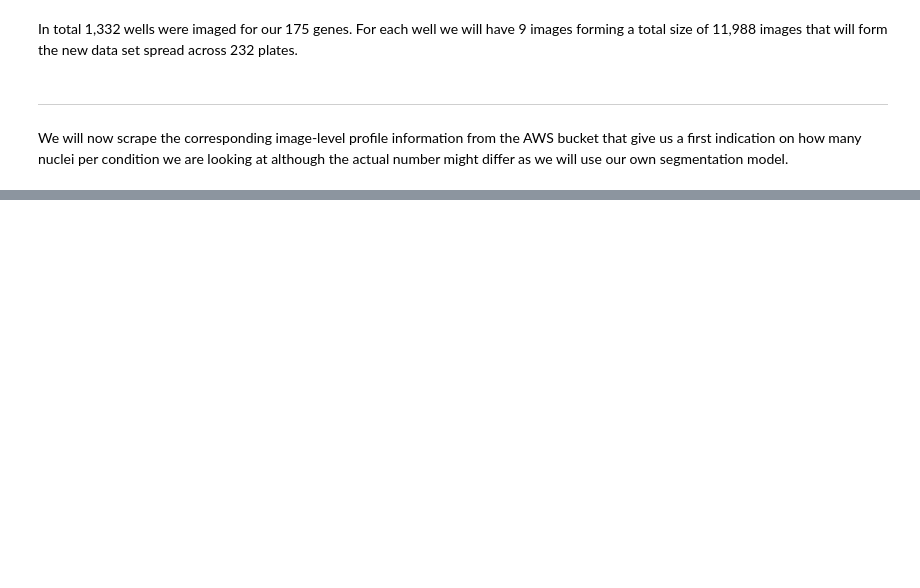
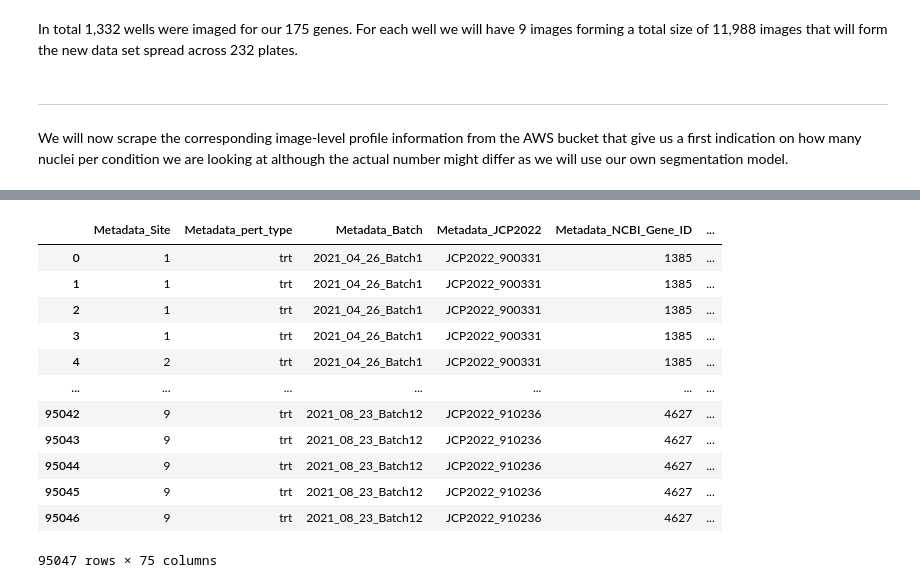
Before and after one commit to dpaysan/jump_datasets, a Jupyter notebook: data_exploration.ipynb, the cells around one changed output, grey strips where cells are left out. Saved outputs shown, nothing was run; the diff lists cells and outputs as text; code cells hidden in the pictures; blank space fills up the shorter version.

```diff
--- a/data_exploration.ipynb
+++ b/data_exploration.ipynb
@@ -189,0 +217,6 @@ img_data
+# %%
+loaddata_formatter = (
+    "s3://cellpainting-gallery/cpg0016-jump/"
+    "{source}/workspace/load_data_csv/"
+    "{batch}/{plate}/load_data_with_illum.csv.gz"
+)
@@ -189,0 +242,4 @@ img_data
+# %%
+all_img_loc_dfs = Parallel(n_jobs=10)(
+    delayed(get_image_loc_data)(corf_data.iloc[i]) for i in tqdm(range(len(corf_data)))
+)
@@ -189,0 +248,2 @@ img_data
+# %%
+all_img_loc_df = pd.concat(all_img_loc_dfs)
@@ -189,0 +252,15 @@ img_data
+# %%
+all_img_data = pd.merge(
+    all_img_dfs,
+    all_img_loc_df,
+    on=[
+        "Metadata_Source",
+        "Metadata_Batch",
+        "Metadata_Plate",
+        "Metadata_Well",
+        "Metadata_Site",
+    ],
+).merge(
+    corf_data,
+    on=["Metadata_Source", "Metadata_Batch", "Metadata_Plate", "Metadata_Well"],
+)
@@ -189,0 +269,32 @@ img_data
+# %%
+all_img_data.loc[
+    :,
+    list(
+        set(
+            [
+                "Metadata_Source",
+                "Metadata_Batch",
+                "Metadata_Plate",
+                "Metadata_Well",
+                "Metadata_Site",
+                "Count_Nuclei",
+            ]
+        ).union(corf_data.columns)
+    )
+    + [col for col in all_img_data if col.startswith("FileName")]
+    + [col for col in all_img_data if col.startswith("PathName")],
+]
+# %% [output]
+|  | Metadata_Site | Metadata_pert_type | Metadata_Batch | Metadata_JCP2022 | Metadata_NCBI_Gene_ID | ... |
+| 0 | 1 | trt | 2021_04_26_Batch1 | JCP2022_900331 | 1385 | ... |
+| 1 | 1 | trt | 2021_04_26_Batch1 | JCP2022_900331 | 1385 | ... |
+| 2 | 1 | trt | 2021_04_26_Batch1 | JCP2022_900331 | 1385 | ... |
+| 3 | 1 | trt | 2021_04_26_Batch1 | JCP2022_900331 | 1385 | ... |
+| 4 | 2 | trt | 2021_04_26_Batch1 | JCP2022_900331 | 1385 | ... |
+| ... | ... | ... | ... | ... | ... | ... |
+| 95042 | 9 | trt | 2021_08_23_Batch12 | JCP2022_910236 | 4627 | ... |
+| 95043 | 9 | trt | 2021_08_23_Batch12 | JCP2022_910236 | 4627 | ... |
+| 95044 | 9 | trt | 2021_08_23_Batch12 | JCP2022_910236 | 4627 | ... |
+| 95045 | 9 | trt | 2021_08_23_Batch12 | JCP2022_910236 | 4627 | ... |
+| 95046 | 9 | trt | 2021_08_23_Batch12 | JCP2022_910236 | 4627 | ... |
+95047 rows × 75 columns
```
Also changed, not shown: parts of 18 cells of this notebook, 1 other file.
